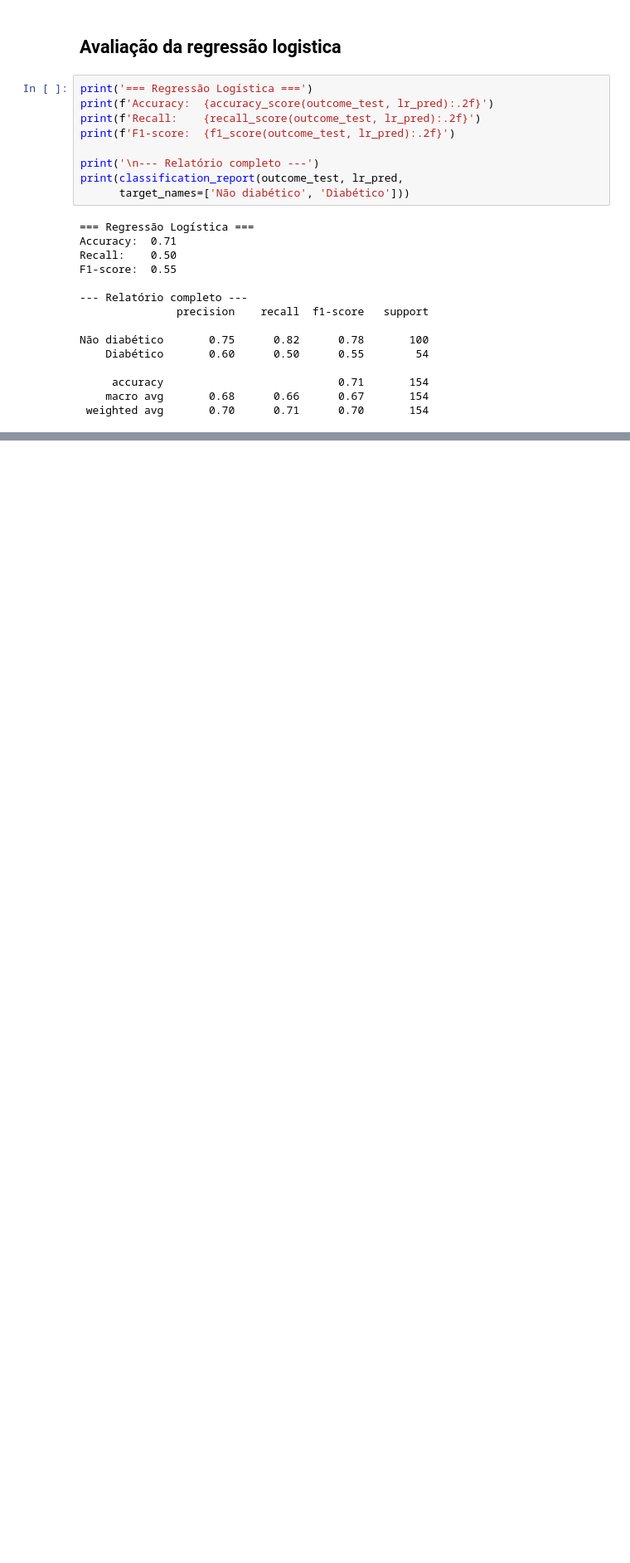
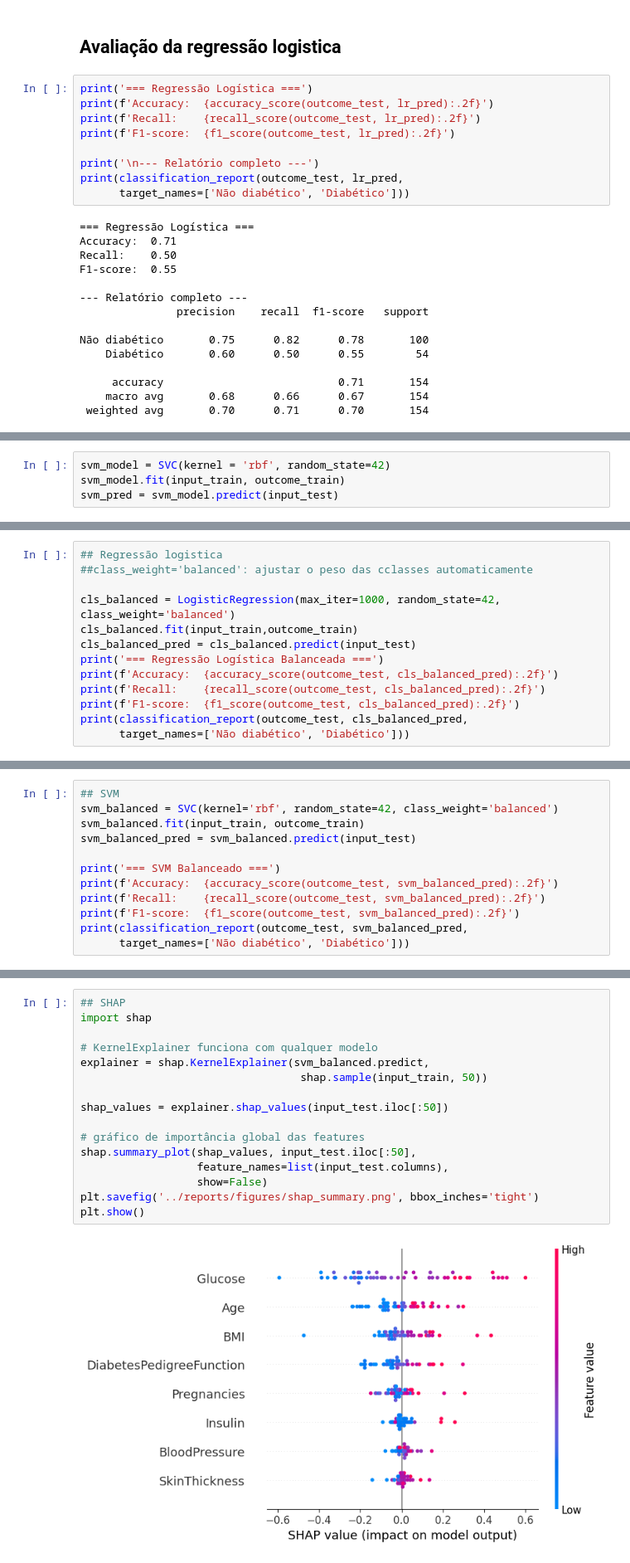
Before and after one commit to lelefreitas/techDesafioAI, a Jupyter notebook: notebooks/03-Modelagem.ipynb, the cells around one changed output, grey strips where cells are left out. Shown at 83% size. Drawn from its saved outputs; the diff is of its cells as text; blank space fills up the shorter version.

Commit message:
Baleanceamento de modelos e SHAP

```diff
--- a/notebooks/03-Modelagem.ipynb
+++ b/notebooks/03-Modelagem.ipynb
@@ -56,0 +61,4 @@ Não diabético       0.75      0.82      0.78       100
+# %%
+svm_model = SVC(kernel = 'rbf', random_state=42)
+svm_model.fit(input_train, outcome_train)
+svm_pred = svm_model.predict(input_test)
@@ -56,0 +97,13 @@ Não diabético       0.75      0.82      0.78       100
+# %%
+## Regressão logistica
+##class_weight='balanced': ajustar o peso das cclasses automaticamente
+
+cls_balanced = LogisticRegression(max_iter=1000, random_state=42, class_weight='balanced')
+cls_balanced.fit(input_train,outcome_train)
+cls_balanced_pred = cls_balanced.predict(input_test)
+print('=== Regressão Logística Balanceada ===')
+print(f'Accuracy:  {accuracy_score(outcome_test, cls_balanced_pred):.2f}')
+print(f'Recall:    {recall_score(outcome_test, cls_balanced_pred):.2f}')
+print(f'F1-score:  {f1_score(outcome_test, cls_balanced_pred):.2f}')
+print(classification_report(outcome_test, cls_balanced_pred,
+      target_names=['Não diabético', 'Diabético']))
@@ -56,0 +123,12 @@ Não diabético       0.75      0.82      0.78       100
+# %%
+## SVM
+svm_balanced = SVC(kernel='rbf', random_state=42, class_weight='balanced')
+svm_balanced.fit(input_train, outcome_train)
+svm_balanced_pred = svm_balanced.predict(input_test)
+
+print('=== SVM Balanceado ===')
+print(f'Accuracy:  {accuracy_score(outcome_test, svm_balanced_pred):.2f}')
+print(f'Recall:    {recall_score(outcome_test, svm_balanced_pred):.2f}')
+print(f'F1-score:  {f1_score(outcome_test, svm_balanced_pred):.2f}')
+print(classification_report(outcome_test, svm_balanced_pred,
+      target_names=['Não diabético', 'Diabético']))
@@ -56,0 +148,18 @@ Não diabético       0.75      0.82      0.78       100
+# %%
+## SHAP
+import shap
+
+# KernelExplainer funciona com qualquer modelo
+explainer = shap.KernelExplainer(svm_balanced.predict,
+                                  shap.sample(input_train, 50))
+
+shap_values = explainer.shap_values(input_test.iloc[:50])
+
+# gráfico de importância global das features
+shap.summary_plot(shap_values, input_test.iloc[:50],
+                  feature_names=list(input_test.columns),
+                  show=False)
+plt.savefig('../reports/figures/shap_summary.png', bbox_inches='tight')
+plt.show()
+# %% [output]
+[figure, added]
```
Also changed, not shown: parts of 8 cells of this notebook, 3 other files.
